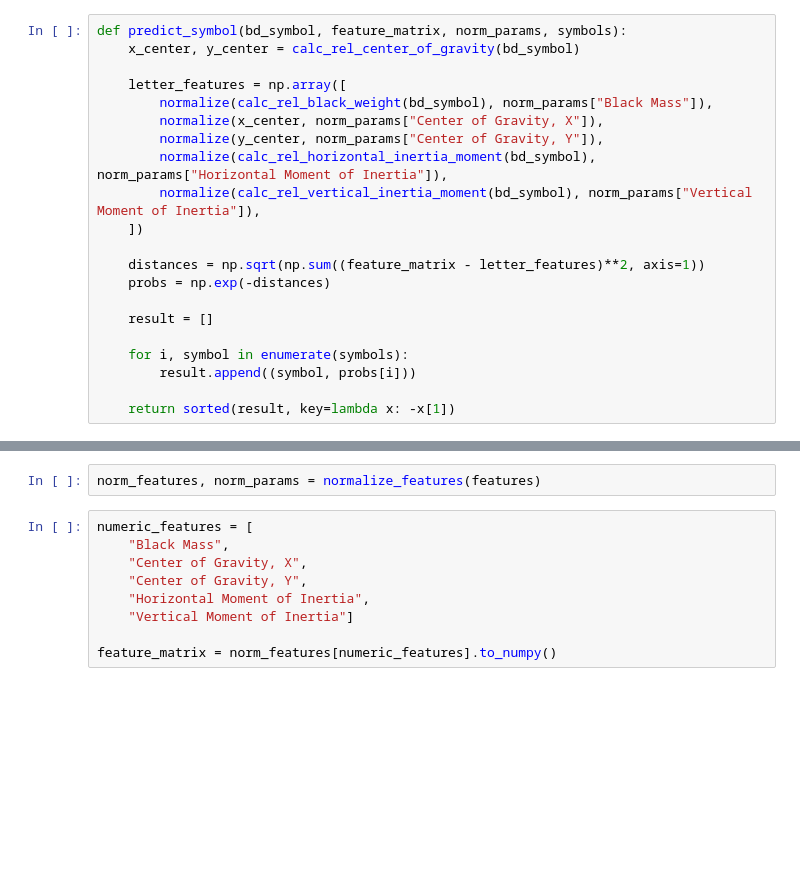
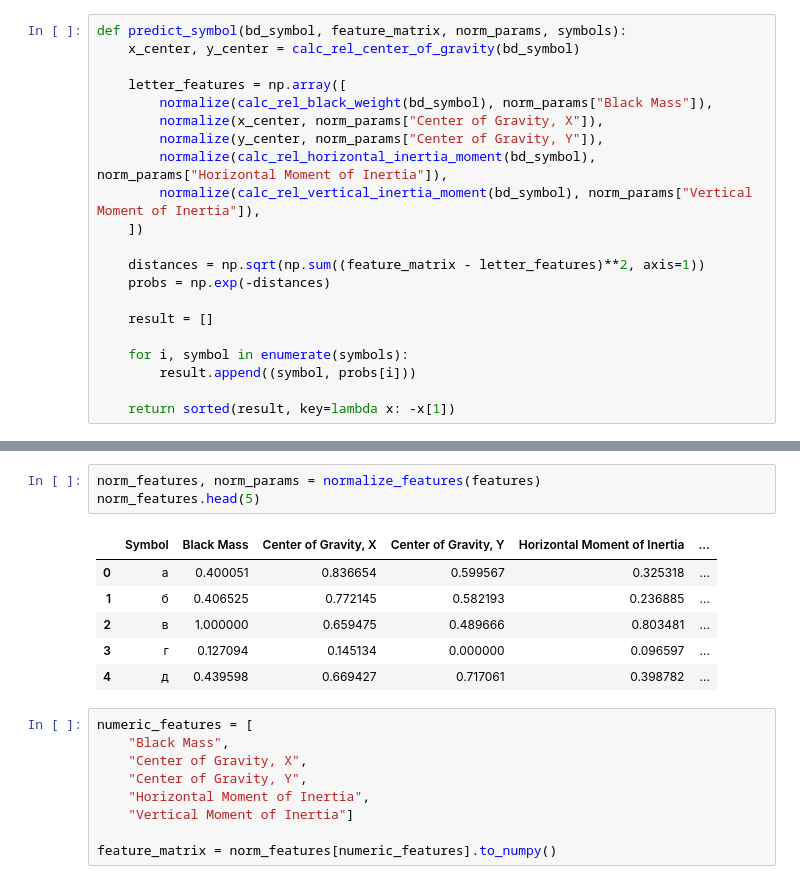
Before and after one commit to stepanchous/kolovorotnyysd_B21_524, a Jupyter notebook: 7sem/solution/lr.ipynb, the cells around one changed output, grey strips where cells are left out. Saved outputs shown, nothing was run; the diff lists cells and outputs as text; blank space fills up the shorter version.

```diff
--- a/7sem/solution/lr.ipynb
+++ b/7sem/solution/lr.ipynb
@@ -251,5 +261,13 @@ features = create_features_report(symbols)
 # %%
 norm_features, norm_params = normalize_features(features)
+norm_features.head(5)
+# %% [output]
+|  | Symbol | Black Mass | Center of Gravity, X | Center of Gravity, Y | Horizontal Moment of Inertia | ... |
+| 0 | а | 0.400051 | 0.836654 | 0.599567 | 0.325318 | ... |
+| 1 | б | 0.406525 | 0.772145 | 0.582193 | 0.236885 | ... |
+| 2 | в | 1.000000 | 0.659475 | 0.489666 | 0.803481 | ... |
+| 3 | г | 0.127094 | 0.145134 | 0.000000 | 0.096597 | ... |
+| 4 | д | 0.439598 | 0.669427 | 0.717061 | 0.398782 | ... |
 # %%
 numeric_features = [
     "Black Mass",
```
Also changed, not shown: parts of 10 cells of this notebook, 1 other file.
